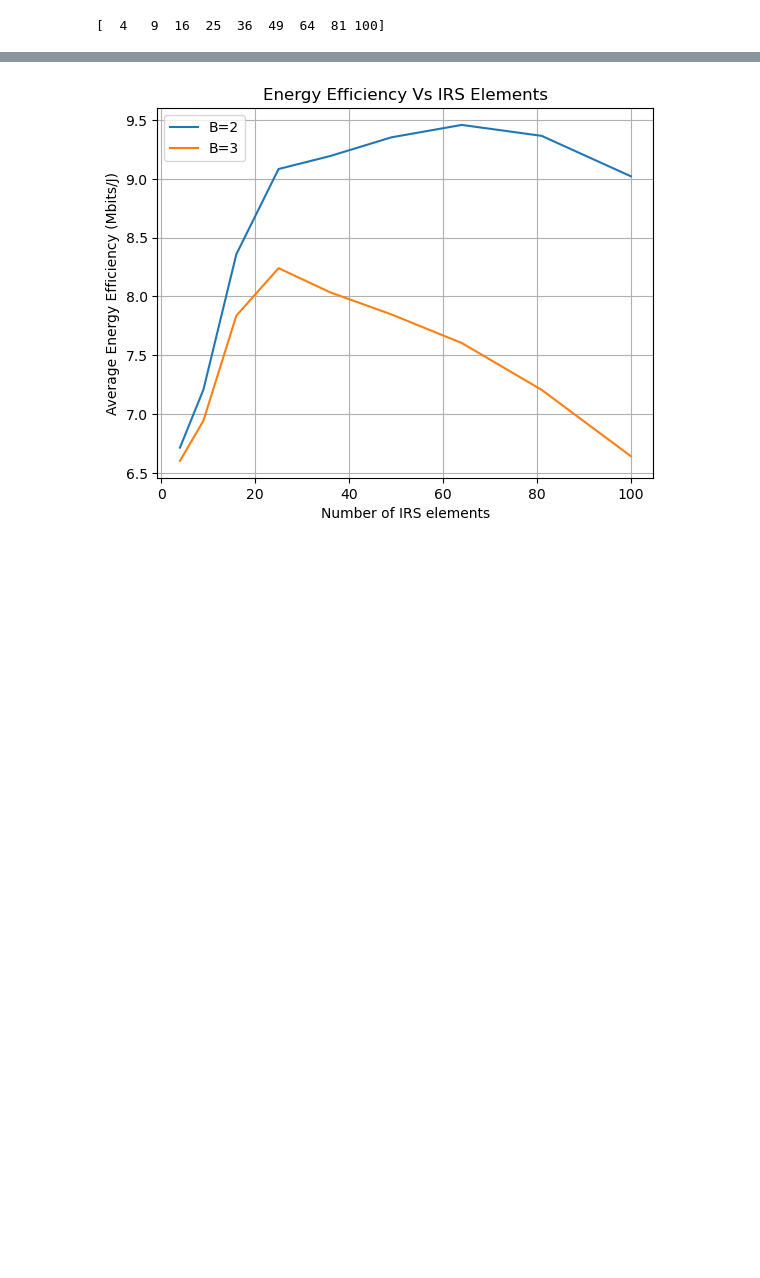
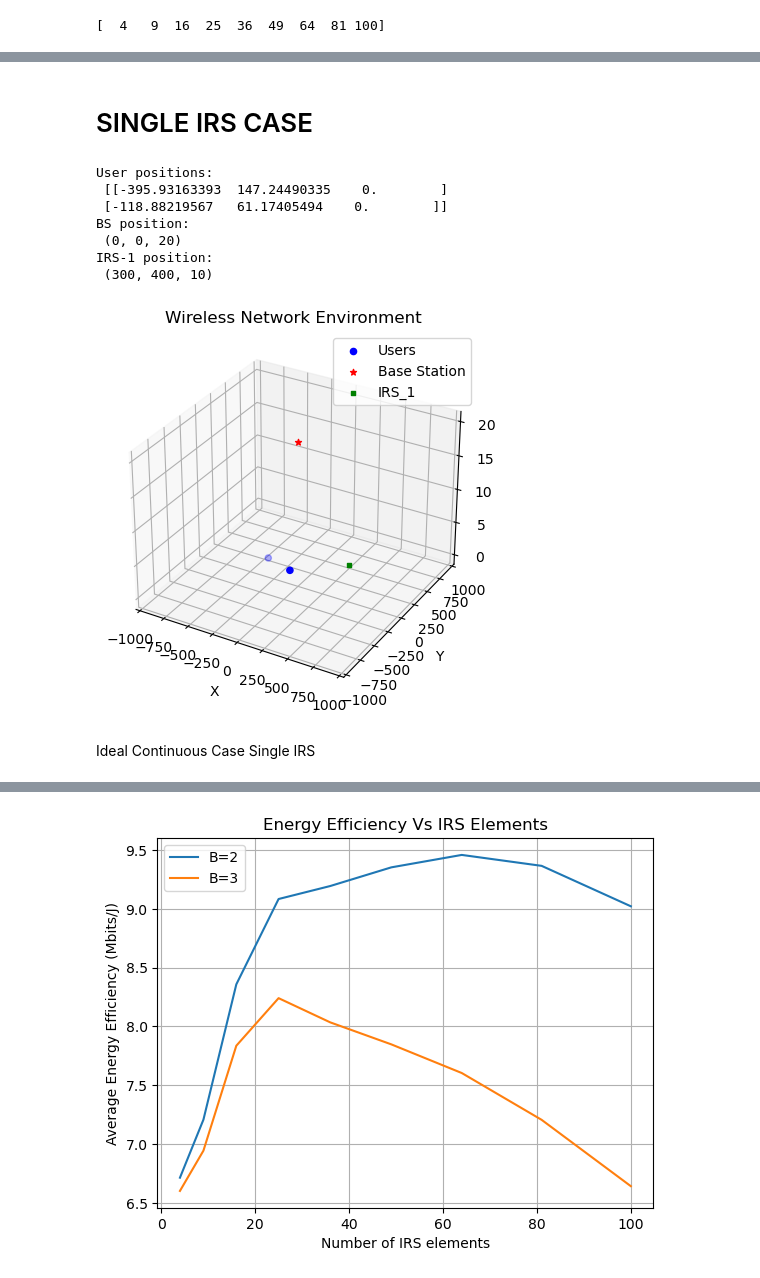
Before and after one commit to TariqUmar/SISO_Network_Implementation, a Jupyter notebook: plots_Ns_Vs_EE.ipynb, the cells around one changed output, grey strips where cells are left out. Saved outputs shown, nothing was run; the diff lists cells and outputs as text; code cells hidden in the pictures; blank space fills up the shorter version.

```diff
--- a/plots_Ns_Vs_EE.ipynb
+++ b/plots_Ns_Vs_EE.ipynb
@@ -705,0 +1092,31 @@ for B in qB:
+# %% [markdown]
+# SINGLE IRS CASE
+# %%
+# Plot the 3D grid, base station, IRS, and user positions
+fig = plt.figure()
+ax = fig.add_subplot(111, projection='3d')
+ax.scatter(xt, yt, zt, color='red', marker='*', label='Base Station')
+ax.scatter(IRS_POSITION_1[0], IRS_POSITION_1[1], IRS_POSITION_1[2], color='green', marker='s', label='IRS')
+ax.scatter(user_positions[:, 0], user_positions[:, 1], color='blue', marker='o', label='User')
+ax.set_xlabel('X')
+ax.set_ylabel('Y')
+ax.set_zlabel('Z')
+ax.set_title('Wireless Network Environment')
+ax.legend()
+ax.grid(True)
+
+print('User positions:'"\n" , USER_POS)
+print('BS position:'"\n" , BASE_STATION_POSITION)
+print('IRS-1 position:'"\n" , IRS_POSITION_1)
+
+loc_T = np.array([BASE_STATION_POSITION])
+loc_U = USER_POS
+# %% [output]
+User positions:
+ [[-395.93163393  147.24490335    0.        ]
+ [-118.88219567   61.17405494    0.        ]]
+BS position:
+ (0, 0, 20)
+IRS-1 position:
+ (300, 400, 10)
+[figure, added]
@@ -705,0 +1132,2 @@ for B in qB:
+# %% [markdown]
+Ideal Continuous Case Single IRS
```
Also changed, not shown: parts of 20 cells of this notebook, 3 other files.
